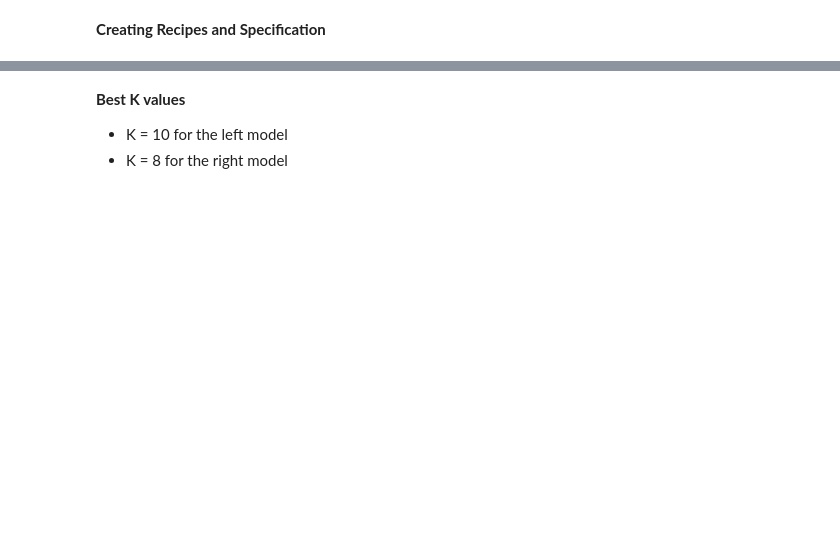
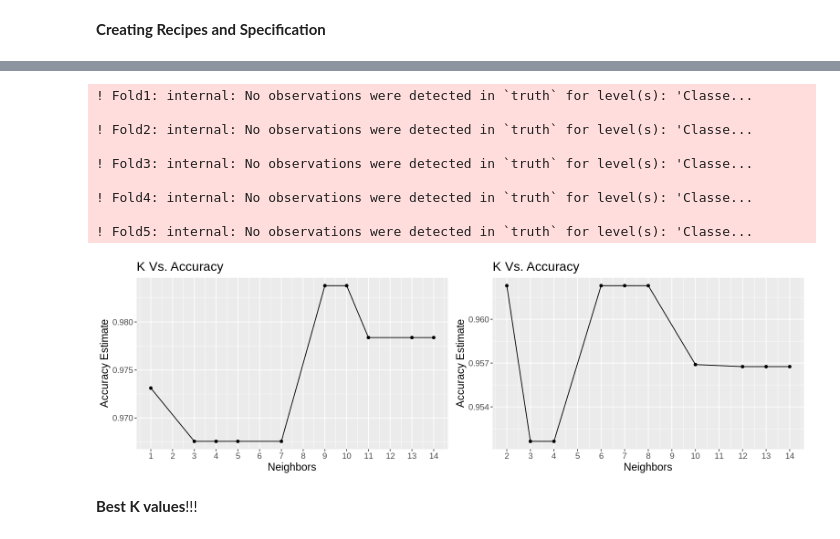
Before and after one commit to zjr-mds/Forest-Fire-Prediction, a Jupyter notebook: Proposal_Group2.ipynb, the cells around one changed output, grey strips where cells are left out. Saved outputs shown, nothing was run; the diff lists cells and outputs as text; code cells hidden in the pictures; blank space fills up the shorter version.

```diff
--- a/Proposal_Group2.ipynb
+++ b/Proposal_Group2.ipynb
@@ -171,18 +182,12 @@ This could be a further exploratory step to .... ....
 **Creating Recipes and Specification**
 # %%
 #models and recipes for both regions.
-set.seed(100)
+set.seed(50)
 
 knn_spec <- nearest_neighbor(weight_func = "rectangular", neighbors = tune()) %>%
   set_engine("kknn") %>%
   set_mode("classification")
 
-#FWI recipe
-recipe_FWI <- recipe(Classes ~ FWI, data = training) %>%
+f_recipe <- recipe(Classes ~ FWI + FFMC + BUI + ISI, data = training) %>%
     step_center(all_predictors()) %>%
     step_scale(all_predictors())
-
-#Four vectors recipe
-recipe_4v <- recipe(Classes ~ Temperature + RH + Ws + Rain, data = scld_training) %>%
-    step_scale(all_predictors()) %>%
-    step_center(all_predictors())
@@ -219,25 +229,41 @@ accuracies_4v <- knn_results_4v %>%
 # %%
-options(repr.plot.width = 15, repr.plot.height = 5)
-#K Vs. Accuracy plots for both region(FWI recipe)
-FWI_K <- ggplot(accuracies_FWI, aes(x = neighbors , y = mean))+
+options(repr.plot.width = 13, repr.plot.height = 4)
+
+#using a different seed
+set.seed(50)
+
+fires_fold_2 <- vfold_cv(training, v = 5, strata = Classes)
+
+#!!!
+knn_results_2 <- workflow() %>%
+    add_recipe(f_recipe)%>%
+    add_model(knn_spec)%>%
+    tune_grid(resamples = fires_fold_2, grid= 10) %>%
+    collect_metrics()
+
+accuracies_2 <- knn_results_2 %>%
+        filter(.metric =='accuracy')
+
+k_plot_2 <- ggplot(accuracies_2, aes(x = neighbors , y = mean))+
     geom_point()+
     geom_line()+
     labs(x = "Neighbors", y = "Accuracy Estimate")+
     scale_x_continuous(breaks = seq(0,14, by = 1))+
     theme(text = element_text(size = 14))+
-    ggtitle("K Vs. Accuracy - FWI recipe")
+    ggtitle("K Vs. Accuracy")
 
-fv_K <- ggplot(accuracies_4v, aes(x = neighbors , y = mean))+
-    geom_point()+
-    geom_line()+
-    labs(x = "Neighbors", y = "Accuracy Estimate")+
-    scale_x_continuous(breaks = seq(0,14, by = 1))+
-    theme(text = element_text(size = 14))+
-    ggtitle("K Vs. Accuracy - Four Vectors recipe")
-
-plot_grid(FWI_K,fv_K, ncol = 2)
+plot_grid(k_plot,k_plot_2,ncol=2)
+# %% [output]
+! Fold1: internal: No observations were detected in `truth` for level(s): 'Classe...
+
+! Fold2: internal: No observations were detected in `truth` for level(s): 'Classe...
+
+! Fold3: internal: No observations were detected in `truth` for level(s): 'Classe...
+
+! Fold4: internal: No observations were detected in `truth` for level(s): 'Classe...
+
+! Fold5: internal: No observations were detected in `truth` for level(s): 'Classe...
+[figure, added]
-# %% [markdown]
-**Best K values**
-* K = 10 for the left model
-* K = 8 for the right model
+# %% [markdown]
+**Best K values**!!!
 # %%
```
Also changed, not shown: parts of 29 cells of this notebook.
